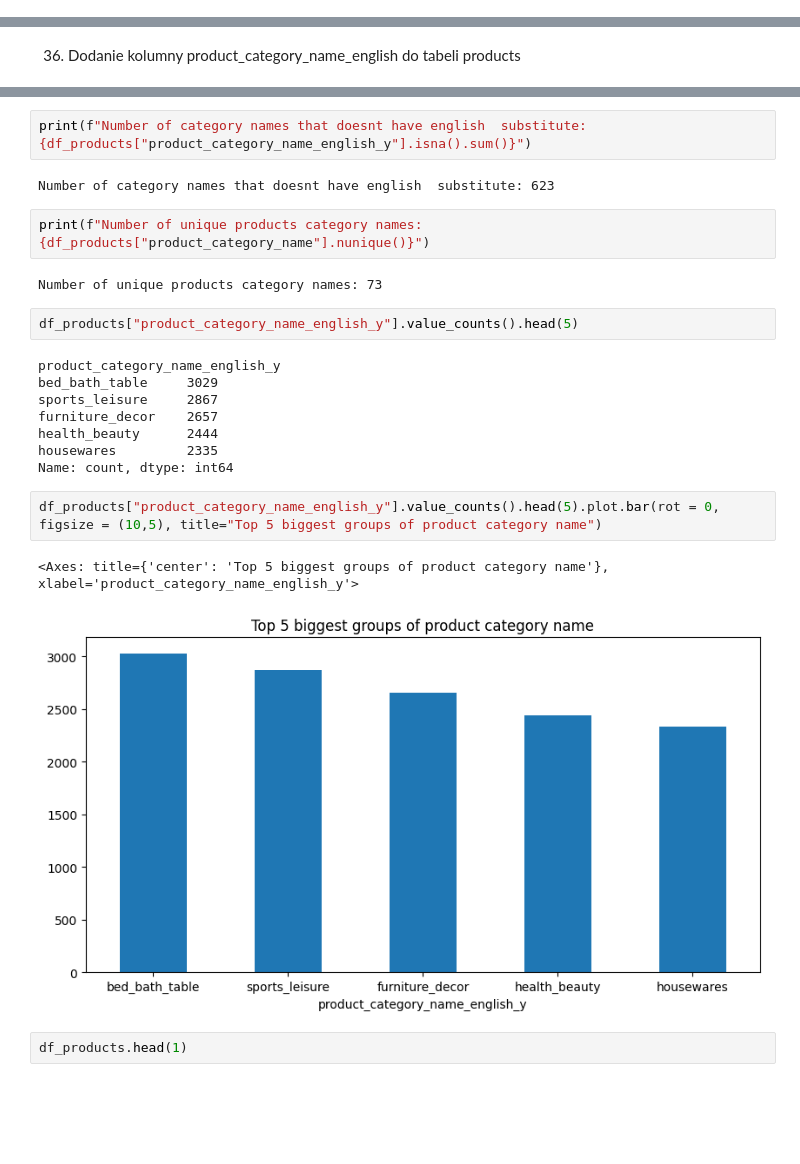
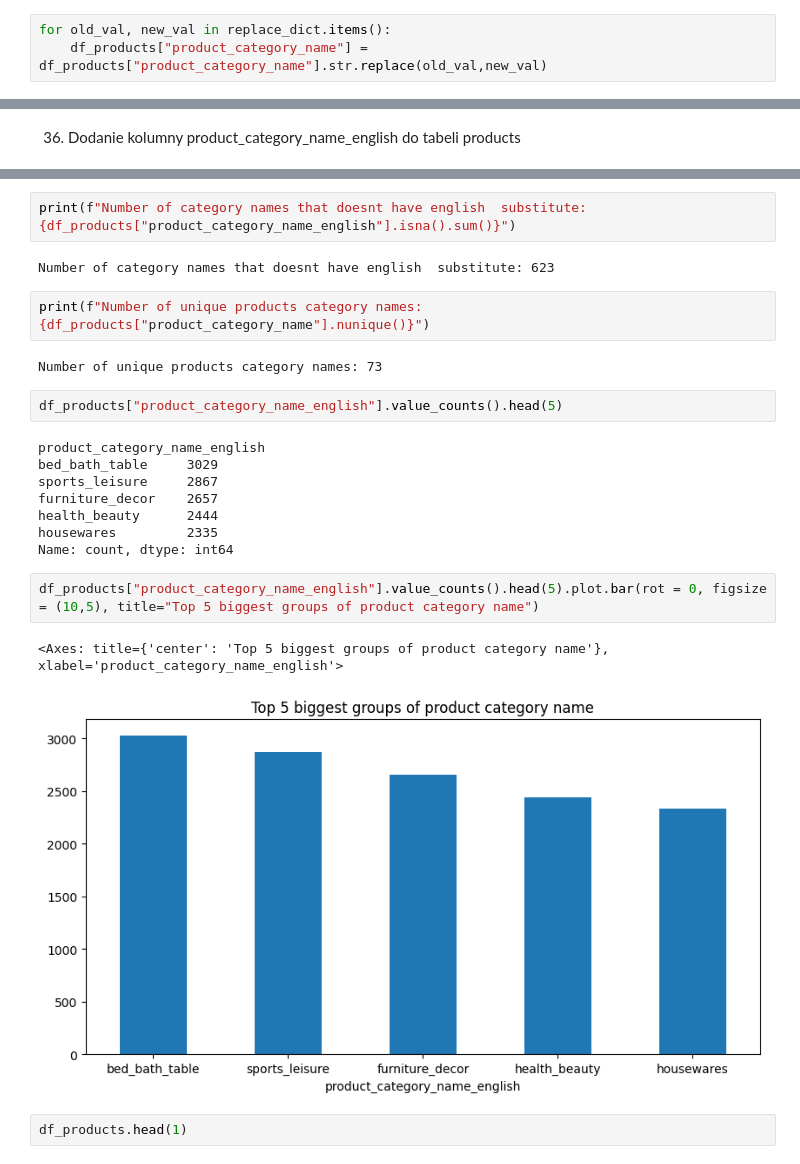
Before and after one commit to PatrykW7/Olist_E-commerce_Analytics_Platform, a Jupyter notebook: olist_pro/Transformations.ipynb, the cells around one changed output, grey strips where cells are left out. Saved outputs shown, nothing was run; the diff lists cells and outputs as text; blank space fills up the shorter version.

```diff
--- a/olist_pro/Transformations.ipynb
+++ b/olist_pro/Transformations.ipynb
@@ -1377,3 +1481,6 @@ dtype: int64
+# %%
+for old_val, new_val in replace_dict.items():
+    df_products["product_category_name"] = df_products["product_category_name"].str.replace(old_val,new_val)
 # %%
 df_product_category_translations = pd.read_sql('SELECT * FROM dbo.product_category_translation', engine)
 df_product_category_translations.head()
@@ -1415,7 +1522,7 @@ df_products.head()
 | 3 | 000b8f95fcb9e0096488278317764d19 | utilidades_domesticas | 25.0 | 364.0 | 3.0 | ... |
 | 4 | 000d9be29b5207b54e86aa1b1ac54872 | relogios_presentes | 48.0 | 613.0 | 4.0 | ... |
 # %%
-print(f"Number of category names that doesnt have english  substitute: {df_products["product_category_name_english_y"].isna().sum()}")
+print(f"Number of category names that doesnt have english  substitute: {df_products["product_category_name_english"].isna().sum()}")
 # %% [output]
 Number of category names that doesnt have english  substitute: 623
 # %%
@@ -1423,9 +1530,9 @@ print(f"Number of unique products category names: {df_products["product_category
 # %% [output]
 Number of unique products category names: 73
 # %%
-df_products["product_category_name_english_y"].value_counts().head(5)
+df_products["product_category_name_english"].value_counts().head(5)
 # %% [output]
-product_category_name_english_y
+product_category_name_english
 bed_bath_table     3029
 sports_leisure     2867
 furniture_decor    2657
@@ -1433,10 +1540,10 @@ health_beauty      2444
 housewares         2335
 Name: count, dtype: int64
 # %%
-df_products["product_category_name_english_y"].value_counts().head(5).plot.bar(rot = 0, figsize = (10,5), title="Top 5 biggest groups of product category name")
+df_products["product_category_name_english"].value_counts().head(5).plot.bar(rot = 0, figsize = (10,5), title="Top 5 biggest groups of product category name")
 # %% [output]
-<Axes: title={'center': 'Top 5 biggest groups of product category name'}, xlabel='product_category_name_english_y'>
+<Axes: title={'center': 'Top 5 biggest groups of product category name'}, xlabel='product_category_name_english'>
-[figure, old version]
+[figure, new version]
 # %%
 df_products.head(1)
 # %% [output]
```
Also changed, not shown: parts of 34 cells of this notebook.
